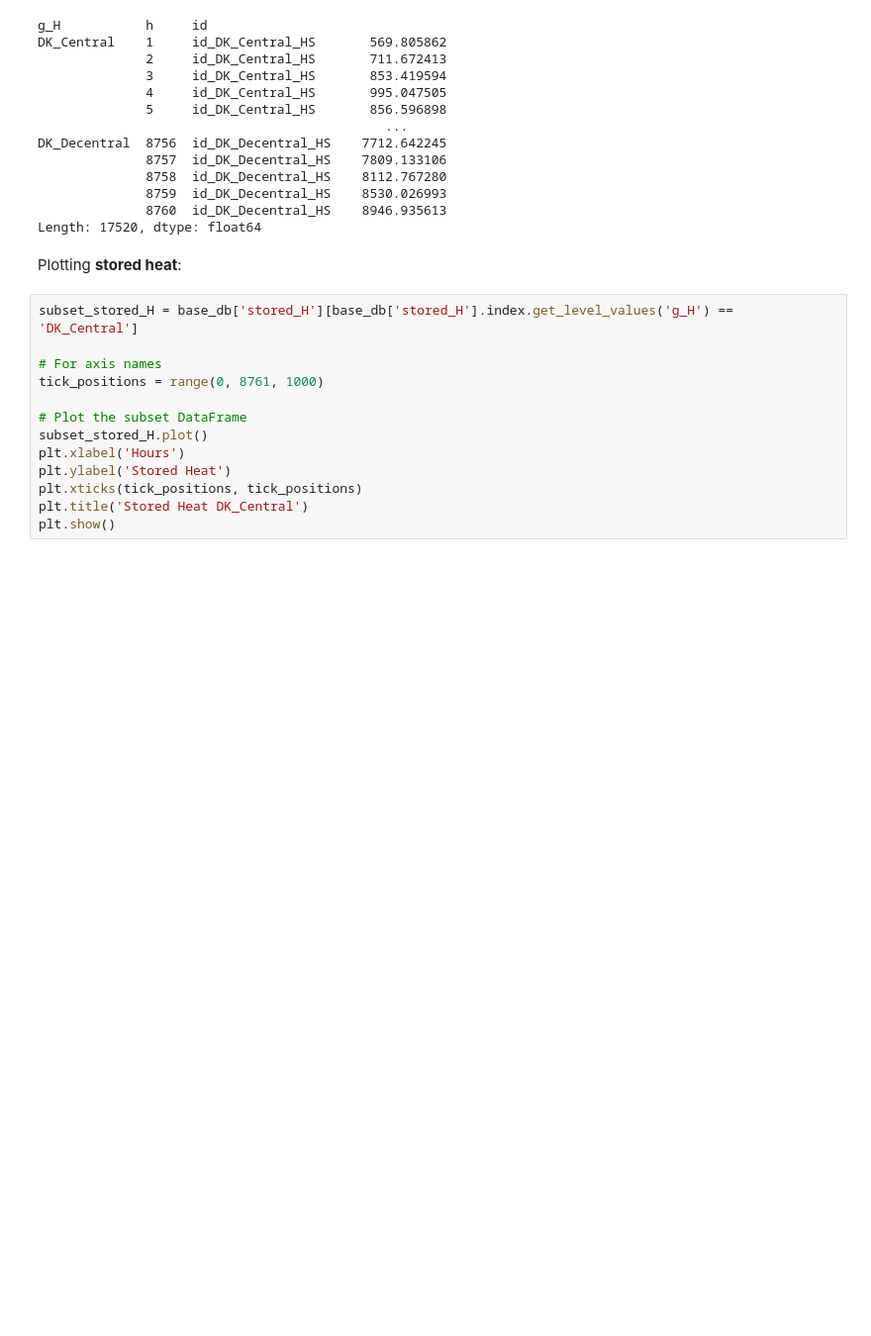
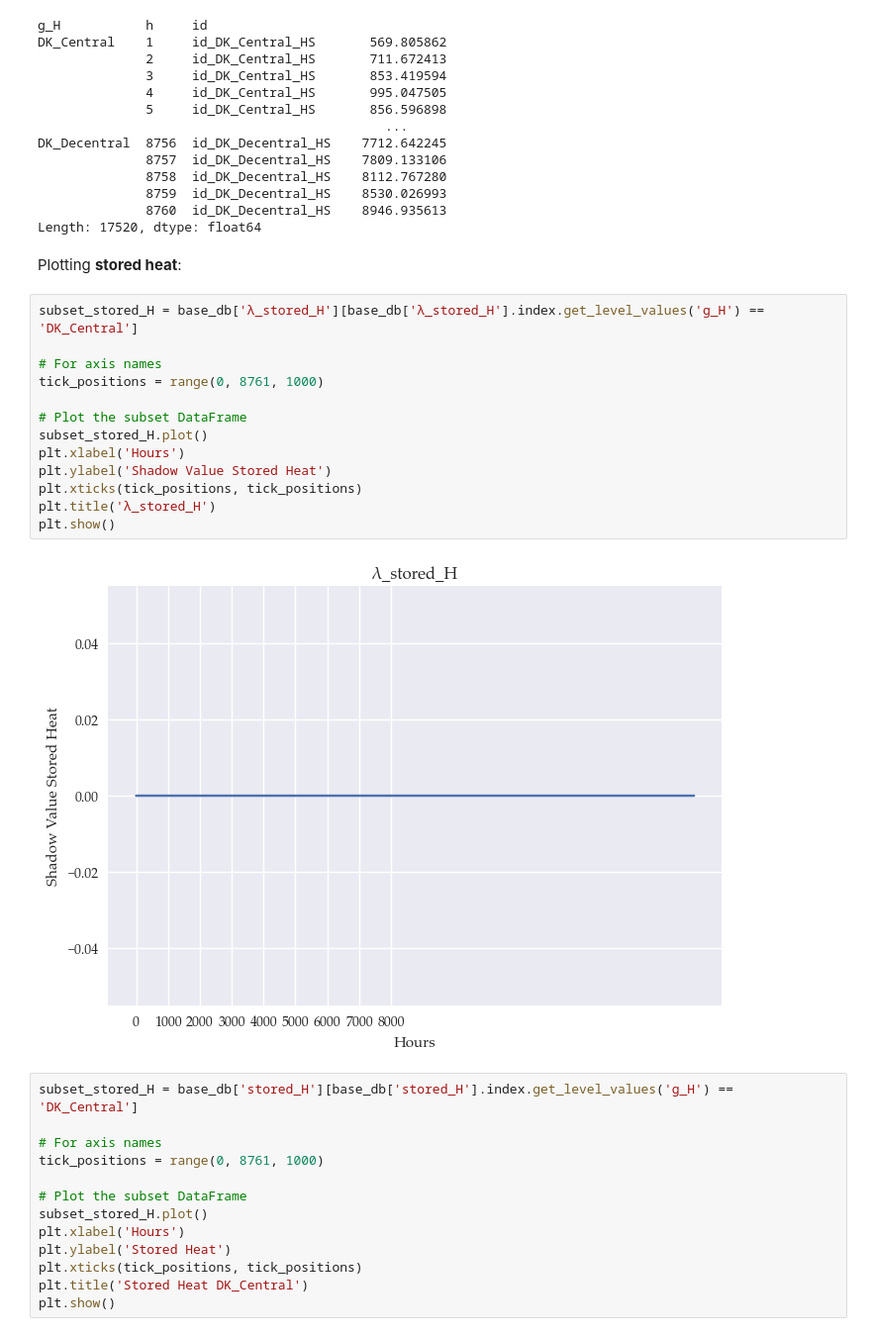
Before and after one commit to marcherger/EnergyEconGroupWork, a Jupyter notebook: Analysis_mBasicPH_storage.ipynb, the cells around one changed output. Shown at 99% size. Drawn from its saved outputs; the diff is of its cells as text; blank space fills up the shorter version.

```diff
--- a/Analysis_mBasicPH_storage.ipynb
+++ b/Analysis_mBasicPH_storage.ipynb
@@ -161,6 +163,21 @@ DK_Decentral  8756  id_DK_Decentral_HS    7712.642245
 Length: 17520, dtype: float64
 # %% [markdown]
 Plotting **stored heat**:
+# %%
+subset_stored_H = base_db['λ_stored_H'][base_db['λ_stored_H'].index.get_level_values('g_H') == 'DK_Central']
+
+# For axis names
+tick_positions = range(0, 8761, 1000)
+
+# Plot the subset DataFrame
+subset_stored_H.plot()
+plt.xlabel('Hours')
+plt.ylabel('Shadow Value Stored Heat')
+plt.xticks(tick_positions, tick_positions)
+plt.title('λ_stored_H')
+plt.show()
+# %% [output]
+[figure, added]
 # %%
 subset_stored_H = base_db['stored_H'][base_db['stored_H'].index.get_level_values('g_H') == 'DK_Central']
 
```
Also changed, not shown: parts of 17 cells of this notebook.
